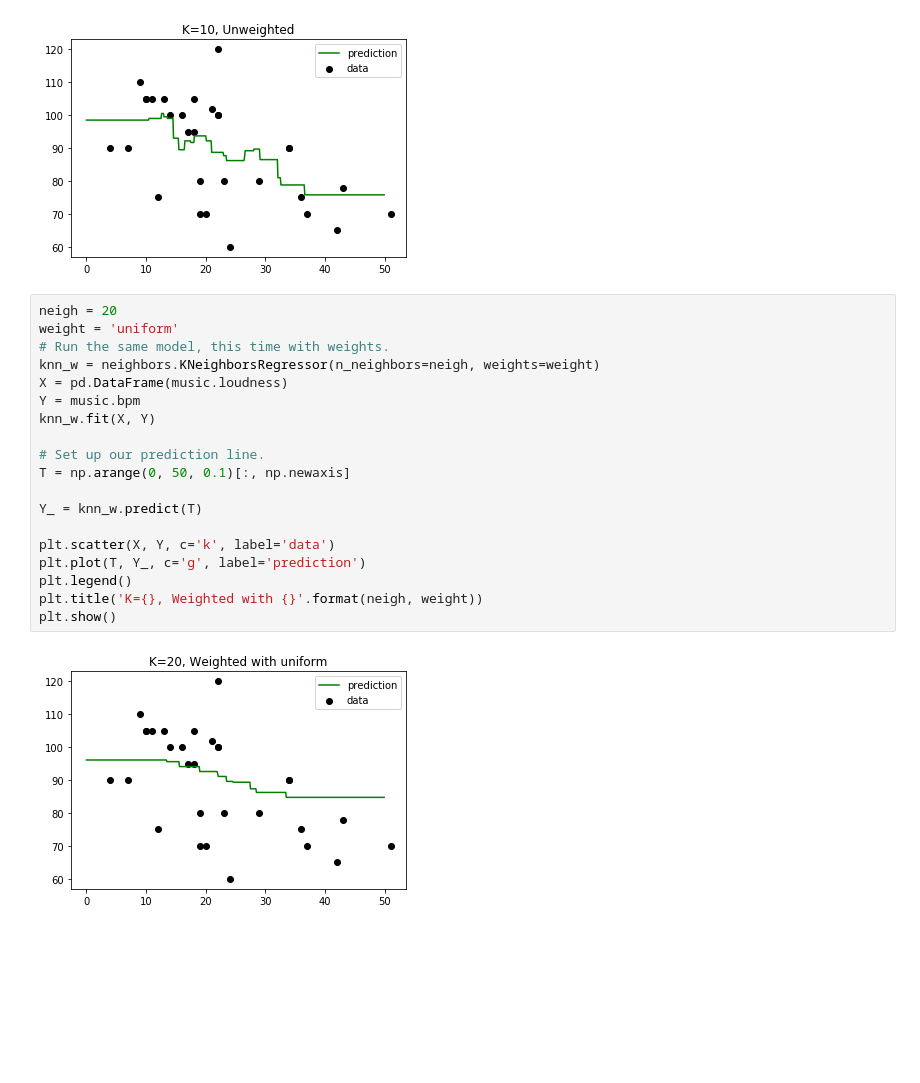
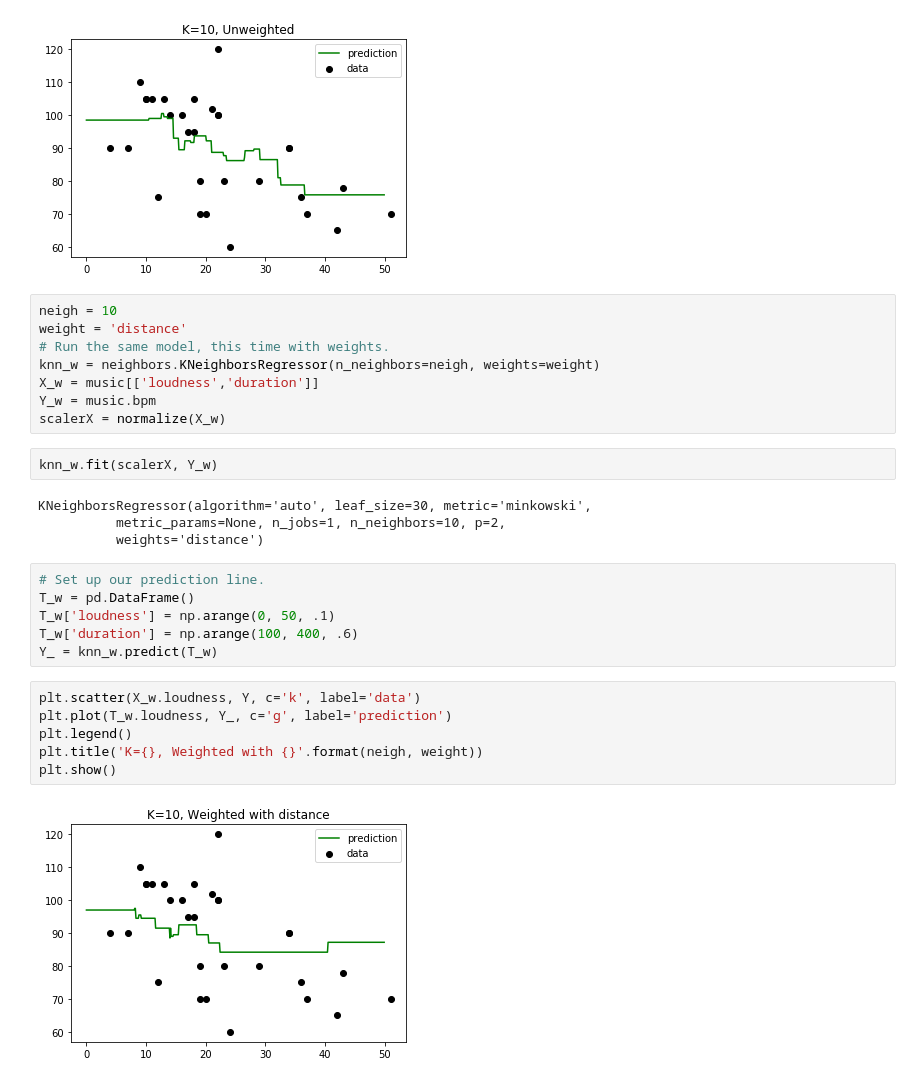
Before and after one commit to gurkpet/Thinkful-Lessons, a Jupyter notebook: Thinkful 3.1 KNN/Thinkful+3.1.3+KNN+Regression+Model.ipynb, the cells around one changed output. Saved outputs shown, nothing was run; the diff lists cells and outputs as text; blank space fills up the shorter version.

Commit message:
Normalized and remodelled KNN

```diff
--- a/Thinkful 3.1 KNN/Thinkful+3.1.3+KNN+Regression+Model.ipynb
+++ b/Thinkful 3.1 KNN/Thinkful+3.1.3+KNN+Regression+Model.ipynb
@@ -37,24 +38,31 @@ plt.title('K=10, Unweighted')
 plt.show()
 # %% [output]
 [figure]
+# %%
+neigh = 10
+weight = 'distance'
+# Run the same model, this time with weights.
+knn_w = neighbors.KNeighborsRegressor(n_neighbors=neigh, weights=weight)
+X_w = music[['loudness','duration']]
+Y_w = music.bpm
+scalerX = normalize(X_w)
+# %%
+knn_w.fit(scalerX, Y_w)
+# %% [output]
+KNeighborsRegressor(algorithm='auto', leaf_size=30, metric='minkowski',
+          metric_params=None, n_jobs=1, n_neighbors=10, p=2,
+          weights='distance')
+# %%
+# Set up our prediction line.
+T_w = pd.DataFrame()
+T_w['loudness'] = np.arange(0, 50, .1)
+T_w['duration'] = np.arange(100, 400, .6)
+Y_ = knn_w.predict(T_w)
 # %%
-neigh = 20
-weight = 'uniform'
-# Run the same model, this time with weights.
-knn_w = neighbors.KNeighborsRegressor(n_neighbors=neigh, weights=weight)
-X = pd.DataFrame(music.loudness)
-Y = music.bpm
-knn_w.fit(X, Y)
-
-# Set up our prediction line.
-T = np.arange(0, 50, 0.1)[:, np.newaxis]
-
-Y_ = knn_w.predict(T)
-
-plt.scatter(X, Y, c='k', label='data')
-plt.plot(T, Y_, c='g', label='prediction')
+plt.scatter(X_w.loudness, Y, c='k', label='data')
+plt.plot(T_w.loudness, Y_, c='g', label='prediction')
 plt.legend()
 plt.title('K={}, Weighted with {}'.format(neigh, weight))
 plt.show()
 # %% [output]
-[figure, old version]
+[figure, new version]
```
Also changed, not shown: parts of 3 cells of this notebook.
